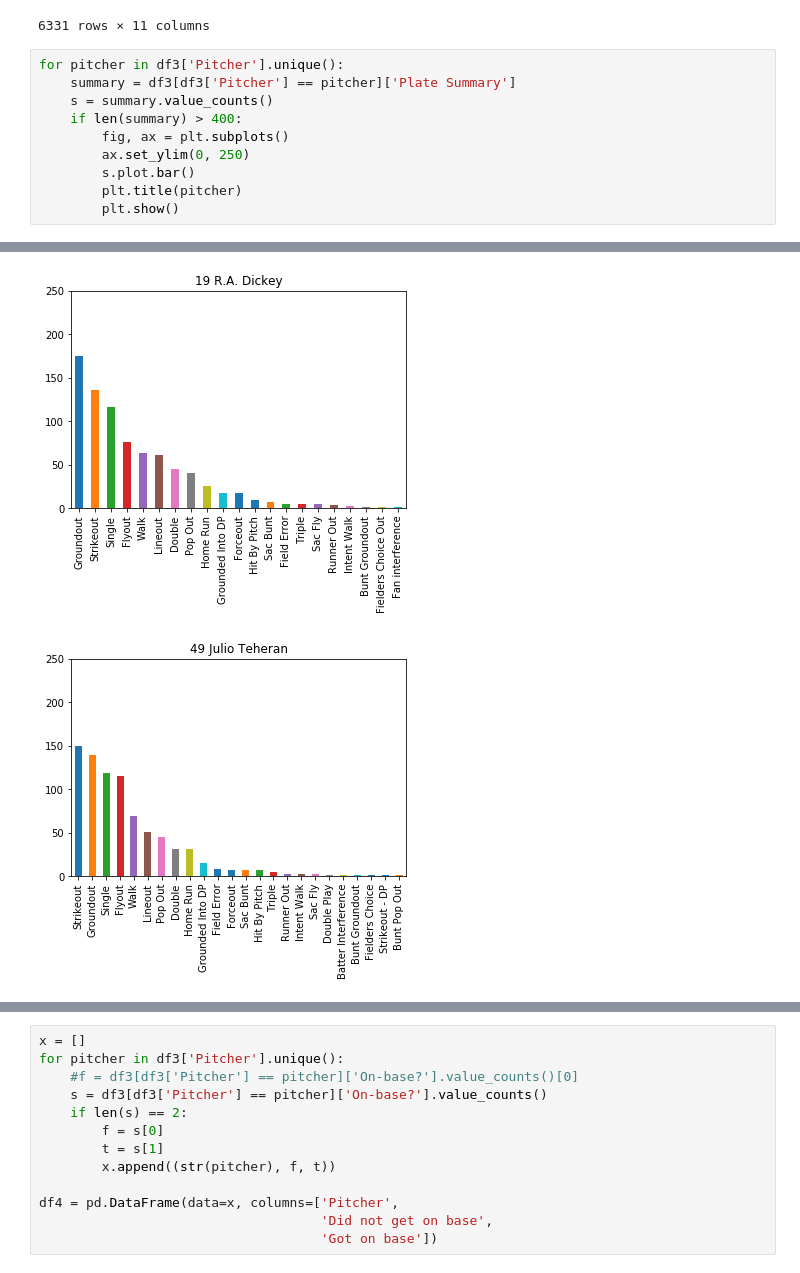
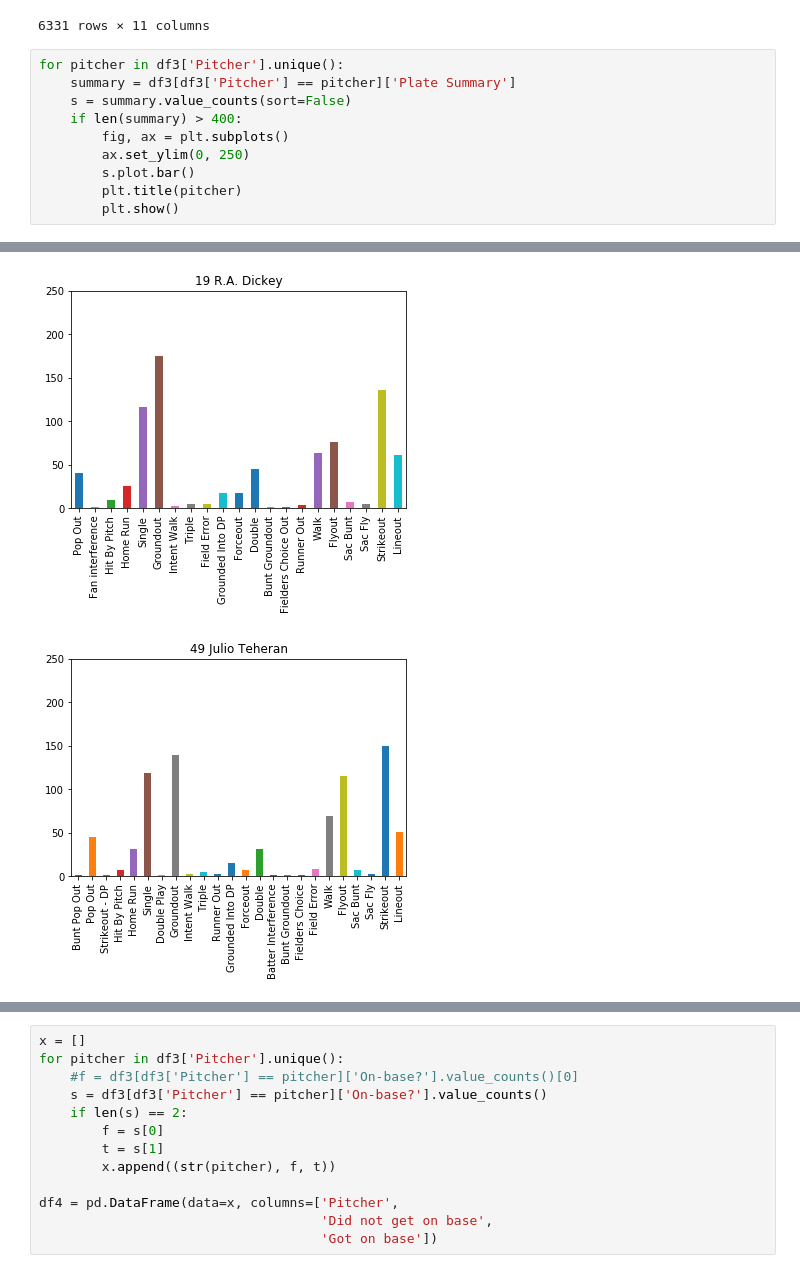
Before and after one commit to benjamincrom/baseball, a Jupyter notebook: baseball_stats.ipynb, the cells around one changed output, grey strips where cells are left out. Drawn from its saved outputs; the diff is of its cells as text.

```diff
--- a/baseball_stats.ipynb
+++ b/baseball_stats.ipynb
@@ -376,7 +376,7 @@ df3
 # %%
 for pitcher in df3['Pitcher'].unique():
     summary = df3[df3['Pitcher'] == pitcher]['Plate Summary']
-    s = summary.value_counts()
+    s = summary.value_counts(sort=False)
     if len(summary) > 400:
         fig, ax = plt.subplots()
         ax.set_ylim(0, 250)
@@ -388,2 +388,2 @@ for pitcher in df3['Pitcher'].unique():
-[figure, old version]
+[figure, new version]
-[figure, old version]
+[figure, new version]
```
Also changed, not shown: parts of 1 cell of this notebook.
